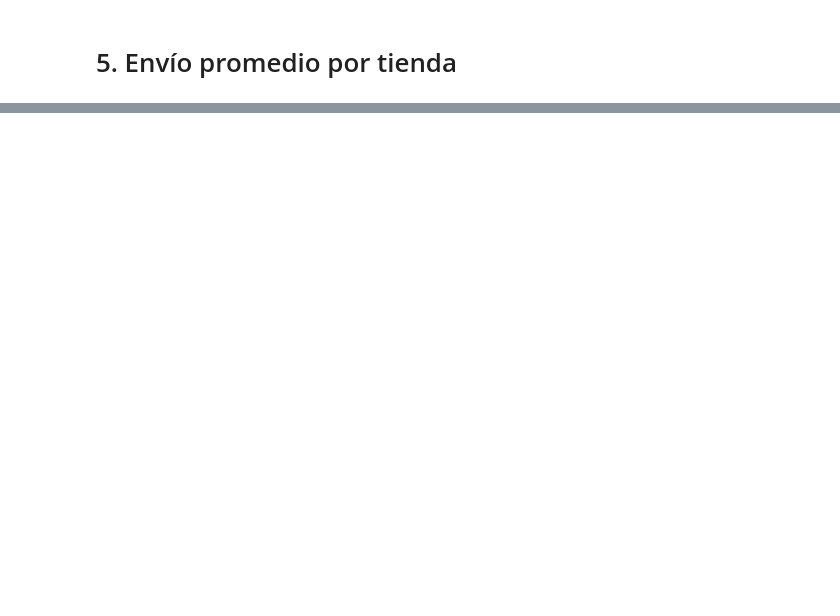
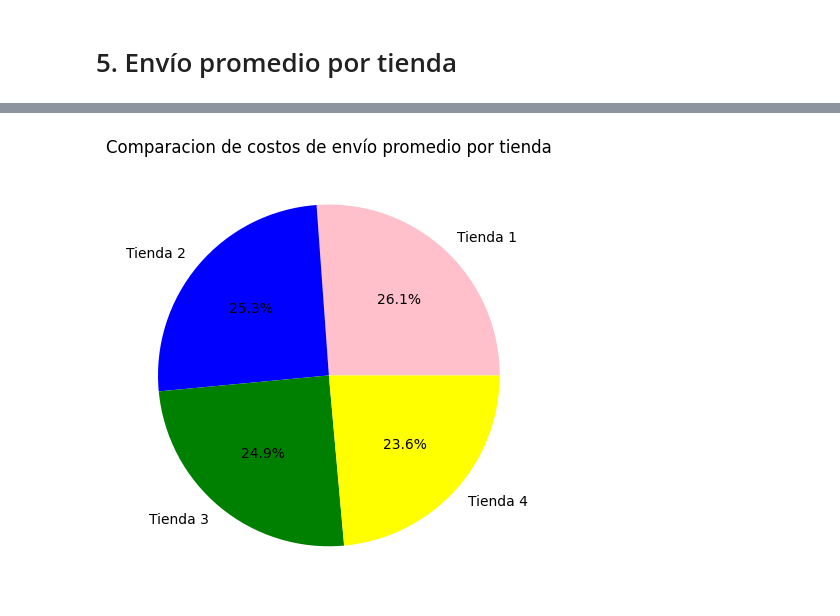
Before and after one commit to Rub-T/challenge-AluraStore, a Jupyter notebook: AluraStoreLatam.ipynb, the cells around one changed output, grey strips where cells are left out. Cells and saved outputs as stored; diff of their text form; code cells hidden in the pictures; blank space fills up the shorter version.

```diff
--- a/AluraStoreLatam.ipynb
+++ b/AluraStoreLatam.ipynb
@@ -125,0 +265,13 @@ grafica_calificaciones(lista_tiendas)
+# %%
+def calcular_costo_envio(lista_tiendas):
+  costos_lista=[]
+  for i in (lista_tiendas):
+    costo_envio=i[1]["Costo de envío"].mean().round(2)
+    tienda=f"Tienda {i[0]}"
+    costos_lista.append({'Tienda':tienda,'Costo promedio':costo_envio})
+    costos_df=pd.DataFrame(costos_lista)
+  display(costos_df)
+  return costos_lista
+
+
+costos_lista=calcular_costo_envio(lista_tiendas)
@@ -125,0 +288,13 @@ grafica_calificaciones(lista_tiendas)
+# %%
+def graficar_torta_envio(costos_lista):
+    tiendas_nombres = [i['Tienda'] for i in costos_lista]
+    costos_promedio = [i['Costo promedio'] for i in costos_lista]
+
+    plt.pie(costos_promedio, labels=tiendas_nombres, autopct='%1.1f%%', colors=['pink', 'blue', 'green', 'yellow'])
+    plt.title('Comparacion de costos de envío promedio por tienda')
+    plt.tight_layout()
+    plt.show()
+
+graficar_torta_envio(costos_lista)
+# %% [output]
+[figure, added]
```
Also changed, not shown: parts of 18 cells of this notebook.
